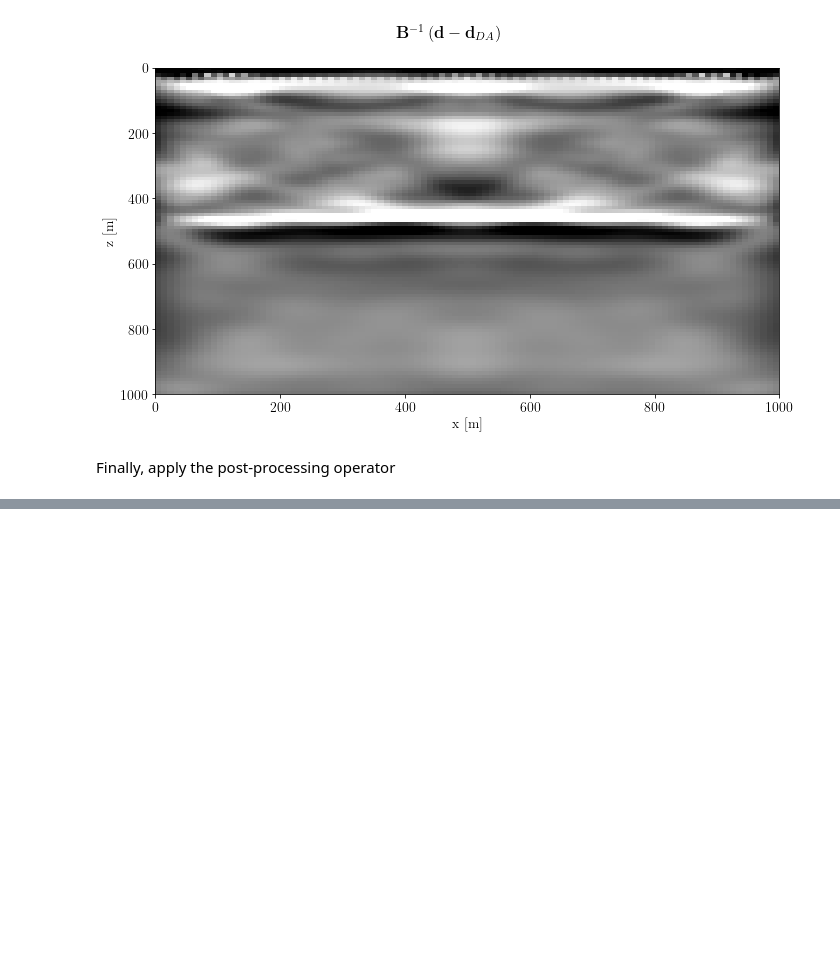
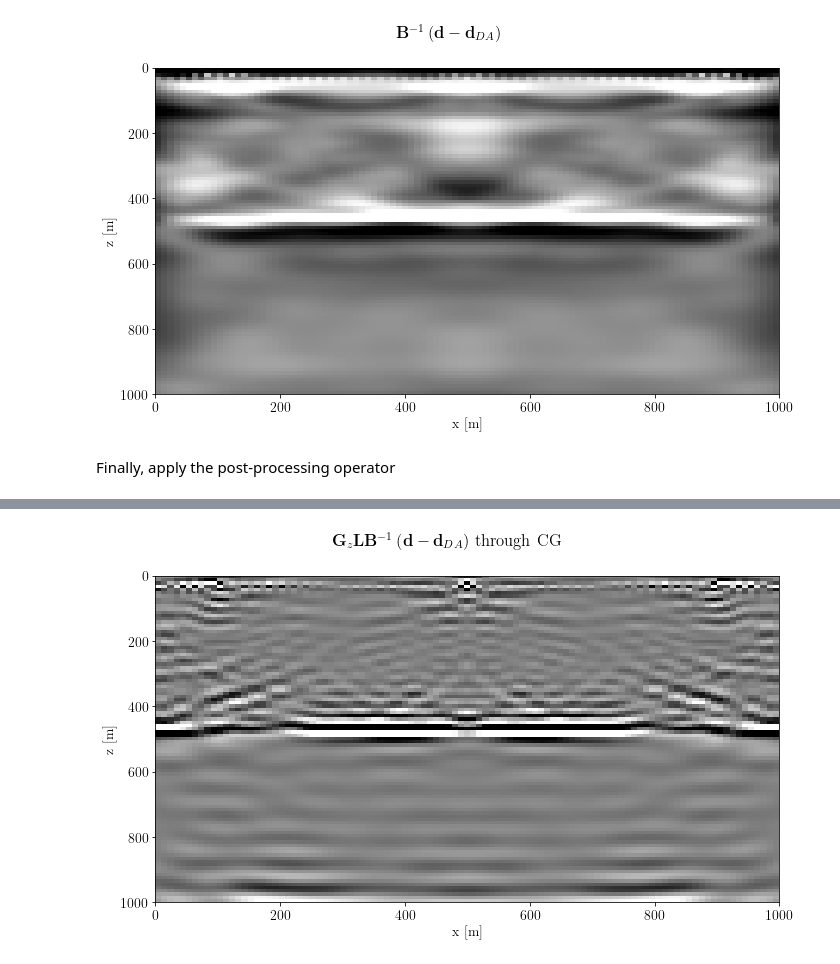
Before and after one commit to fpicetti/occamypy, a Jupyter notebook: tutorials/2D LS-RTM with devito, dask, and regularizers.ipynb, the cells around one changed output, grey strips where cells are left out. Cells and saved outputs as stored; diff of their text form; code cells hidden in the pictures; blank space fills up the shorter version.

```diff
--- a/tutorials/2D LS-RTM with devito, dask, and regularizers.ipynb
+++ b/tutorials/2D LS-RTM with devito, dask, and regularizers.ipynb
@@ -353,0 +371,2 @@ plt.show()
+# %%
+cg.run(problem_cg, verbose=True)
@@ -353,0 +391,12 @@ plt.show()
+# %%
+cg_img_inv_post = G * L * problem_cg.model
+# %%
+fig, axs = plt.subplots(1, 1, sharey=True)
+axs.imshow(unpad(cg_img_inv_post).T, clim=o.plot.clim(cg_img_inv_post[:]), extent=model_extent)
+axs.set_xlabel(cg_img_inv_post.ax_info[0].l)
+axs.set_ylabel(cg_img_inv_post.ax_info[1].l)
+fig.suptitle(gain_label+lapl_label+inverse_label + " through CG")
+plt.tight_layout()
+plt.show()
+# %% [output]
+[figure, added]
```
Also changed, not shown: parts of 9 cells of this notebook.
